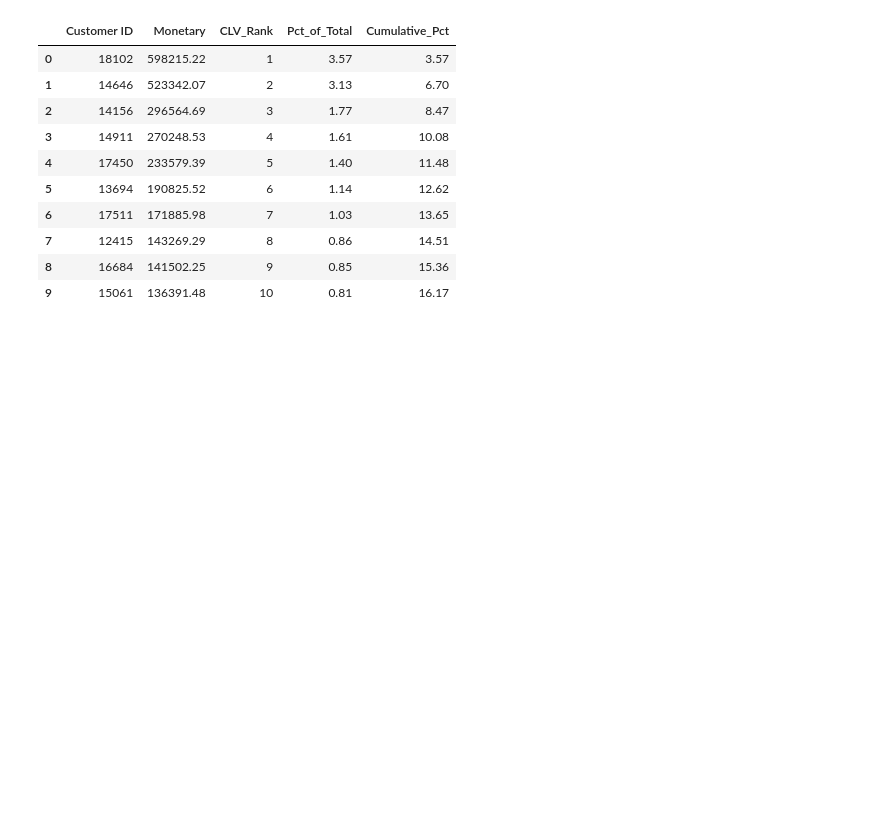
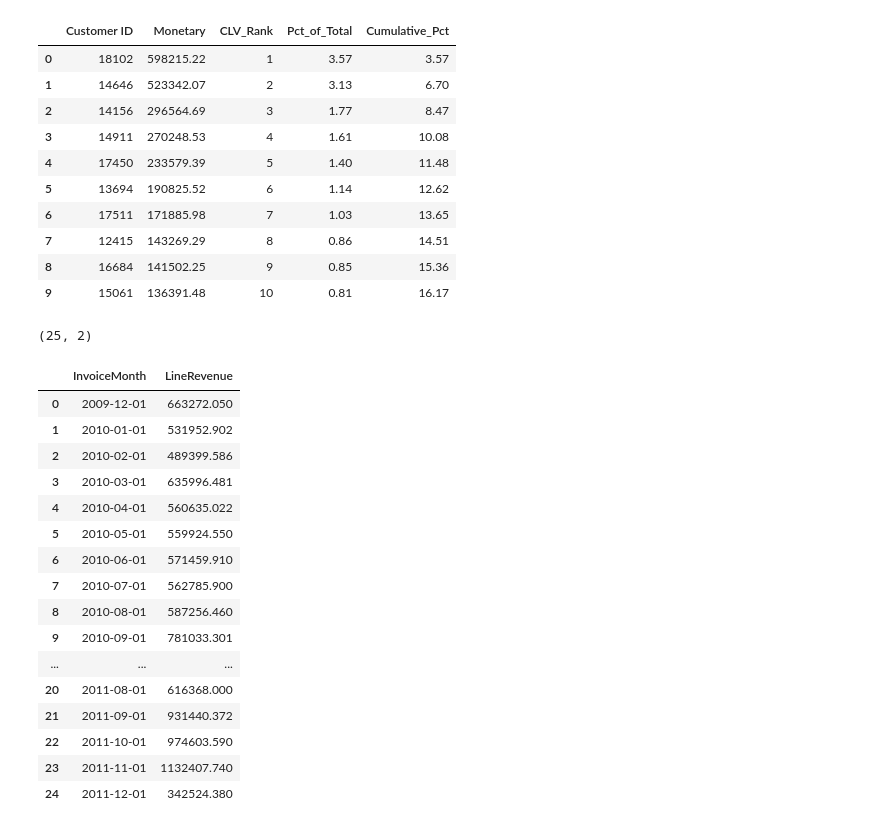
Before and after one commit to dennismwangi001/ecommerce-retention-clv, a Jupyter notebook: notebooks/01_data_exploration.ipynb, the cells around one changed output. Saved outputs shown, nothing was run; the diff lists cells and outputs as text; code cells hidden in the pictures; blank space fills up the shorter version.

```diff
--- a/notebooks/01_data_exploration.ipynb
+++ b/notebooks/01_data_exploration.ipynb
@@ -174,3 +174,29 @@ Top 20% of customers (1168 customers) generate 76.8% of total revenue
 | 9 | 15061 | 136391.48 | 10 | 0.81 | 16.17 |
 # %%
 clv_ranked.to_csv('../data/processed/clv_ranked.csv', index=False)
+# %%
+df_customers['InvoiceMonth'] = df_customers['InvoiceDate'].dt.to_period('M')
+monthly_revenue = df_customers.groupby('InvoiceMonth')['LineRevenue'].sum().reset_index()
+monthly_revenue['InvoiceMonth'] = monthly_revenue['InvoiceMonth'].dt.to_timestamp()
+
+print(monthly_revenue.shape)
+monthly_revenue
+# %% [output]
+(25, 2)
+|  | InvoiceMonth | LineRevenue |
+| 0 | 2009-12-01 | 663272.050 |
+| 1 | 2010-01-01 | 531952.902 |
+| 2 | 2010-02-01 | 489399.586 |
+| 3 | 2010-03-01 | 635996.481 |
+| 4 | 2010-04-01 | 560635.022 |
+| 5 | 2010-05-01 | 559924.550 |
+| 6 | 2010-06-01 | 571459.910 |
+| 7 | 2010-07-01 | 562785.900 |
+| 8 | 2010-08-01 | 587256.460 |
+| 9 | 2010-09-01 | 781033.301 |
+| ... | ... | ... |
+| 20 | 2011-08-01 | 616368.000 |
+| 21 | 2011-09-01 | 931440.372 |
+| 22 | 2011-10-01 | 974603.590 |
+| 23 | 2011-11-01 | 1132407.740 |
+| 24 | 2011-12-01 | 342524.380 |
```
Also changed, not shown: parts of 7 cells of this notebook, 3 other files.
